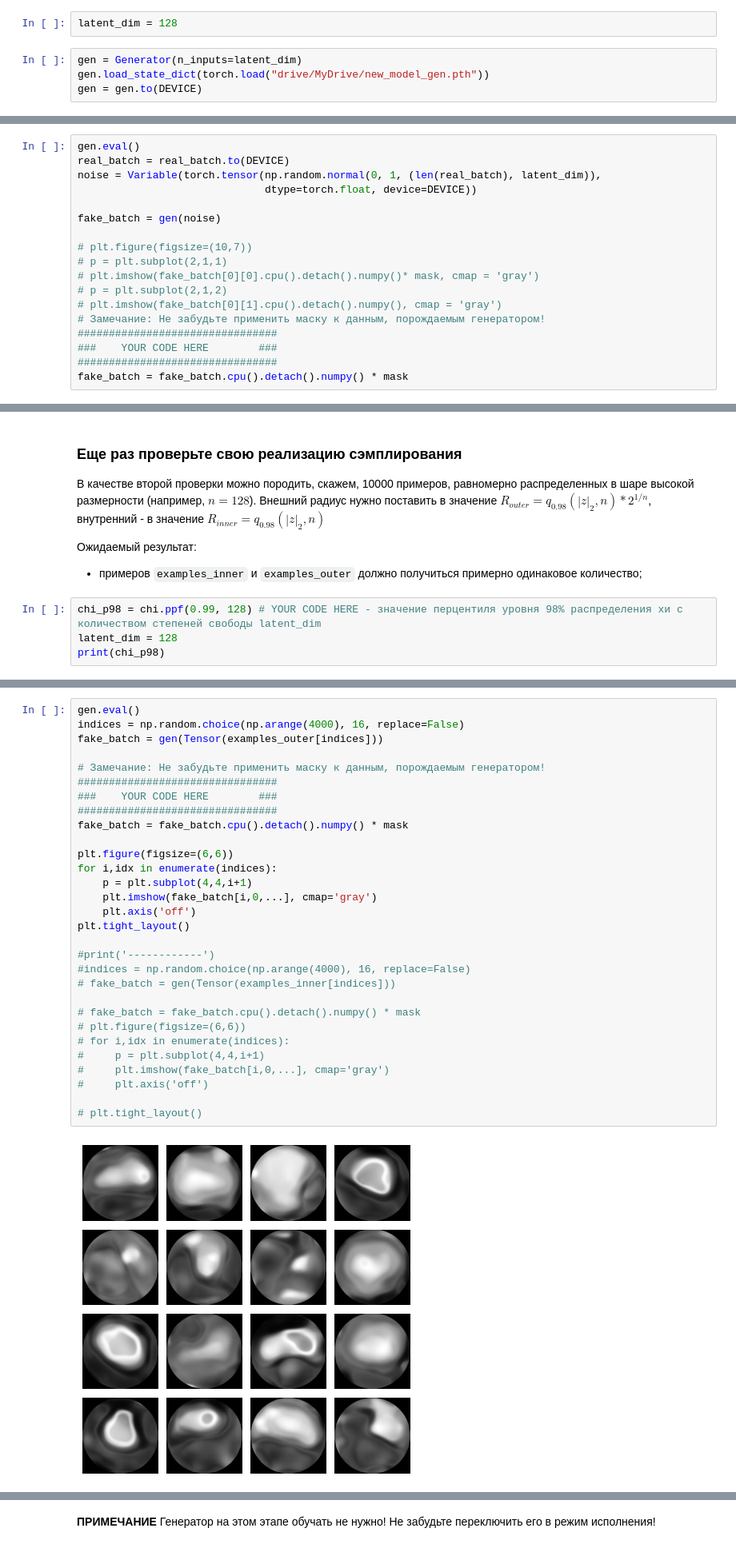
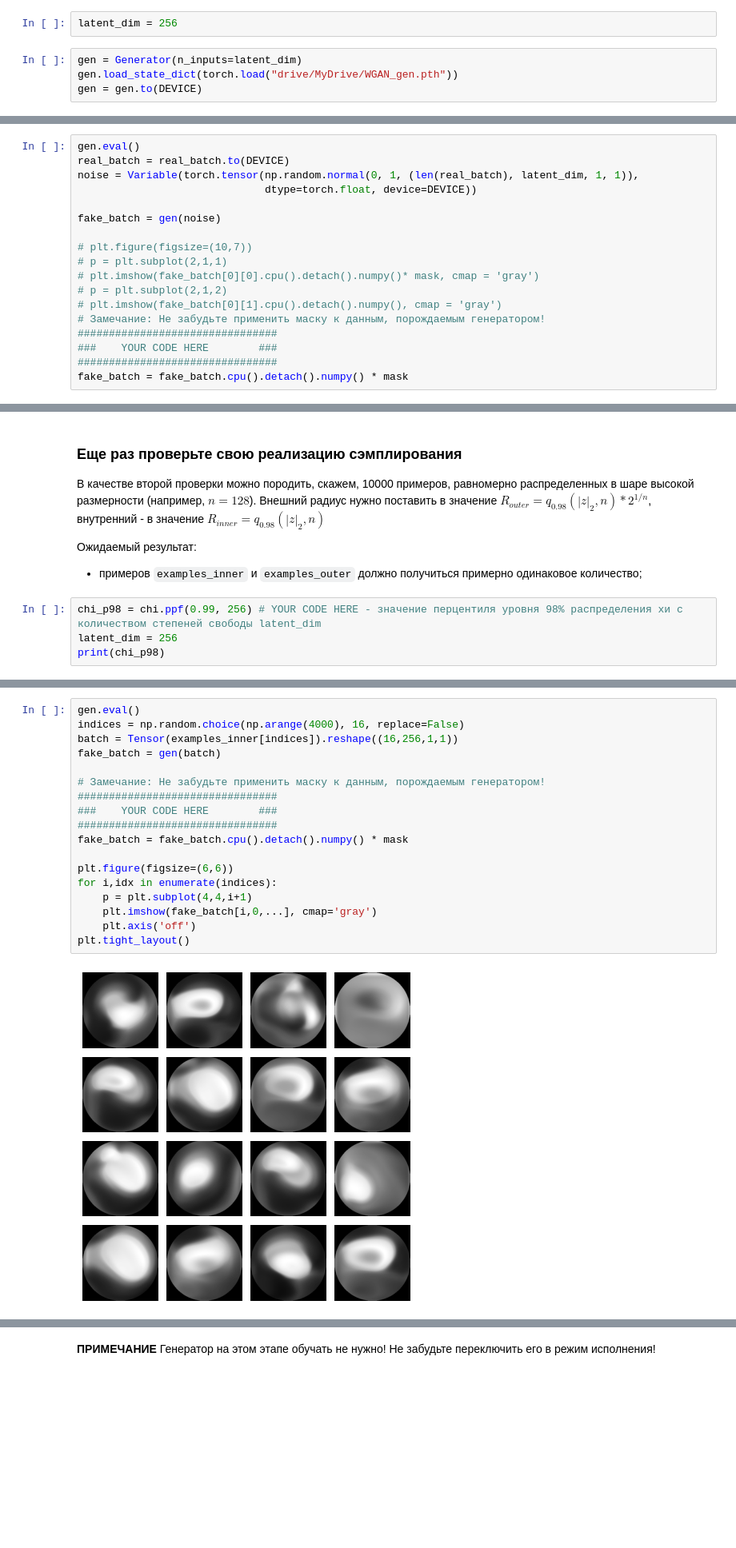
Before and after one commit to JustBNM/technotrack-NN2021S-lectures, a Jupyter notebook: HW07/HW07.ipynb, the cells around one changed output, grey strips where cells are left out. Shown at 80% size. Drawn from its saved outputs; the diff is of its cells as text; blank space fills up the shorter version.

```diff
--- a/HW07/HW07.ipynb
+++ b/HW07/HW07.ipynb
@@ -362,10 +425,10 @@ class Discriminator(nn.Module):
 # %% [markdown]
 Далее применим описанные классы генератора и дискриминатора для создания WGAN-GP:
 # %%
-latent_dim = 128
+latent_dim = 256
 # %%
 gen = Generator(n_inputs=latent_dim)
-gen.load_state_dict(torch.load("drive/MyDrive/new_model_gen.pth"))
+gen.load_state_dict(torch.load("drive/MyDrive/WGAN_gen.pth"))
 gen = gen.to(DEVICE)
 # %%
 dsc = Discriminator()
@@ -615,7 +742,7 @@ for idx, real_batch in enumerate(train_loader):
 # %%
 gen.eval()
 real_batch = real_batch.to(DEVICE)
-noise = Variable(torch.tensor(np.random.normal(0, 1, (len(real_batch), latent_dim)),
+noise = Variable(torch.tensor(np.random.normal(0, 1, (len(real_batch), latent_dim, 1, 1)),
                               dtype=torch.float, device=DEVICE))
 
 fake_batch = gen(noise)
@@ -813,7 +940,7 @@ _ = plt.axis('equal')
 Ожидаемый результат:
 - примеров `examples_inner` и `examples_outer` должно получиться примерно одинаковое количество;
 # %%
-chi_p98 = chi.ppf(0.99, 128) # YOUR CODE HERE - значение перцентиля уровня 98% распределения хи с количеством степеней свободы latent_dim
-latent_dim = 128
+chi_p98 = chi.ppf(0.99, 256) # YOUR CODE HERE - значение перцентиля уровня 98% распределения хи с количеством степеней свободы latent_dim
+latent_dim = 256
 print(chi_p98)
 # %% [output]
@@ -829,32 +958,20 @@ print(examples_inner.shape[0], examples_outer.shape[0])
 # %%
 gen.eval()
 indices = np.random.choice(np.arange(4000), 16, replace=False)
-fake_batch = gen(Tensor(examples_outer[indices]))
+batch = Tensor(examples_inner[indices]).reshape((16,256,1,1))
+fake_batch = gen(batch)
 
 # Замечание: Не забудьте применить маску к данным, порождаемым генератором!
 ################################
 ###    YOUR CODE HERE        ###
 ################################
 fake_batch = fake_batch.cpu().detach().numpy() * mask
 
 plt.figure(figsize=(6,6))
 for i,idx in enumerate(indices):
     p = plt.subplot(4,4,i+1)
     plt.imshow(fake_batch[i,0,...], cmap='gray')
     plt.axis('off')
 plt.tight_layout()
-
-#print('------------')
-#indices = np.random.choice(np.arange(4000), 16, replace=False)
-# fake_batch = gen(Tensor(examples_inner[indices]))
-
-# fake_batch = fake_batch.cpu().detach().numpy() * mask
-# plt.figure(figsize=(6,6))
-# for i,idx in enumerate(indices):
-#     p = plt.subplot(4,4,i+1)
-#     plt.imshow(fake_batch[i,0,...], cmap='gray')
-#     plt.axis('off')
-
-# plt.tight_layout()
 # %% [output]
-[figure, old version]
+[figure, new version]
```
Also changed, not shown: parts of 51 cells of this notebook.
